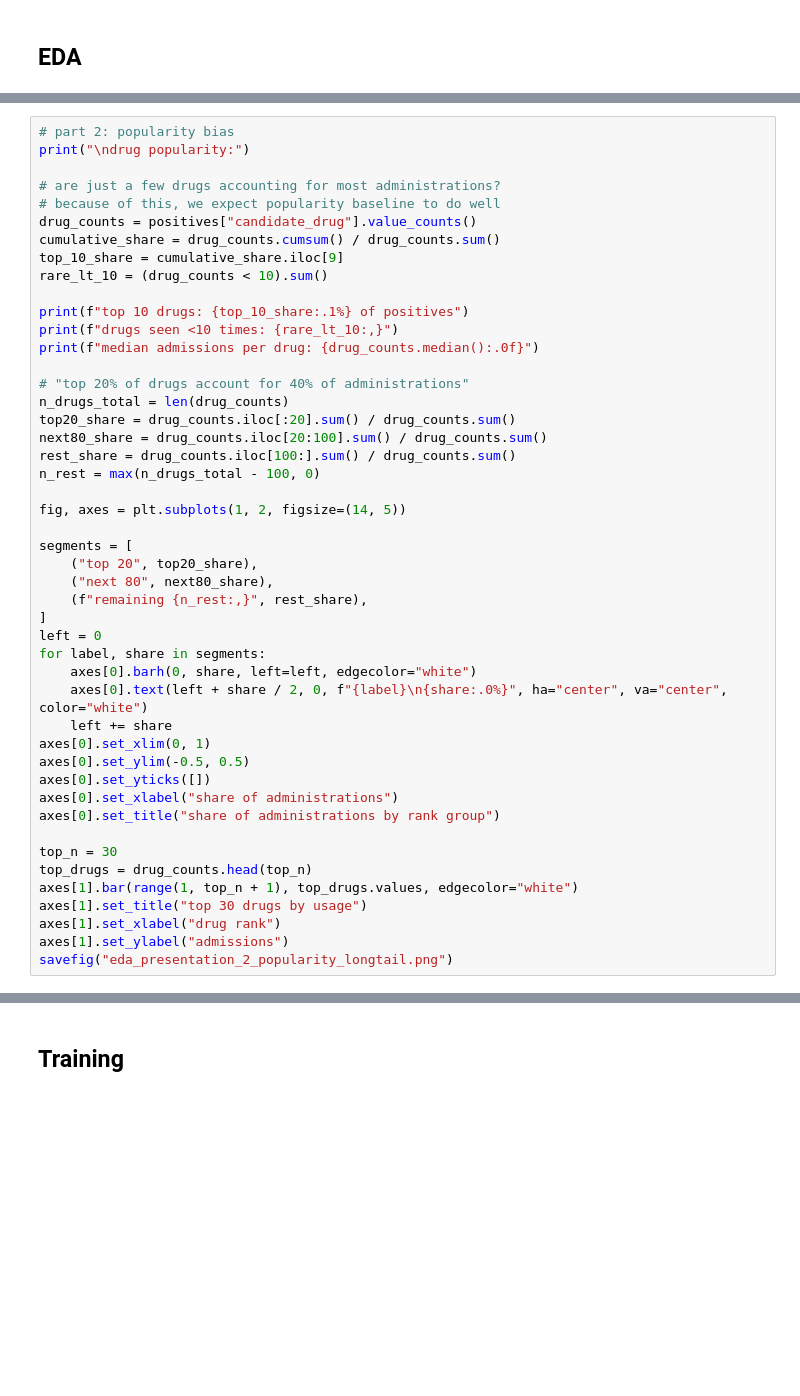
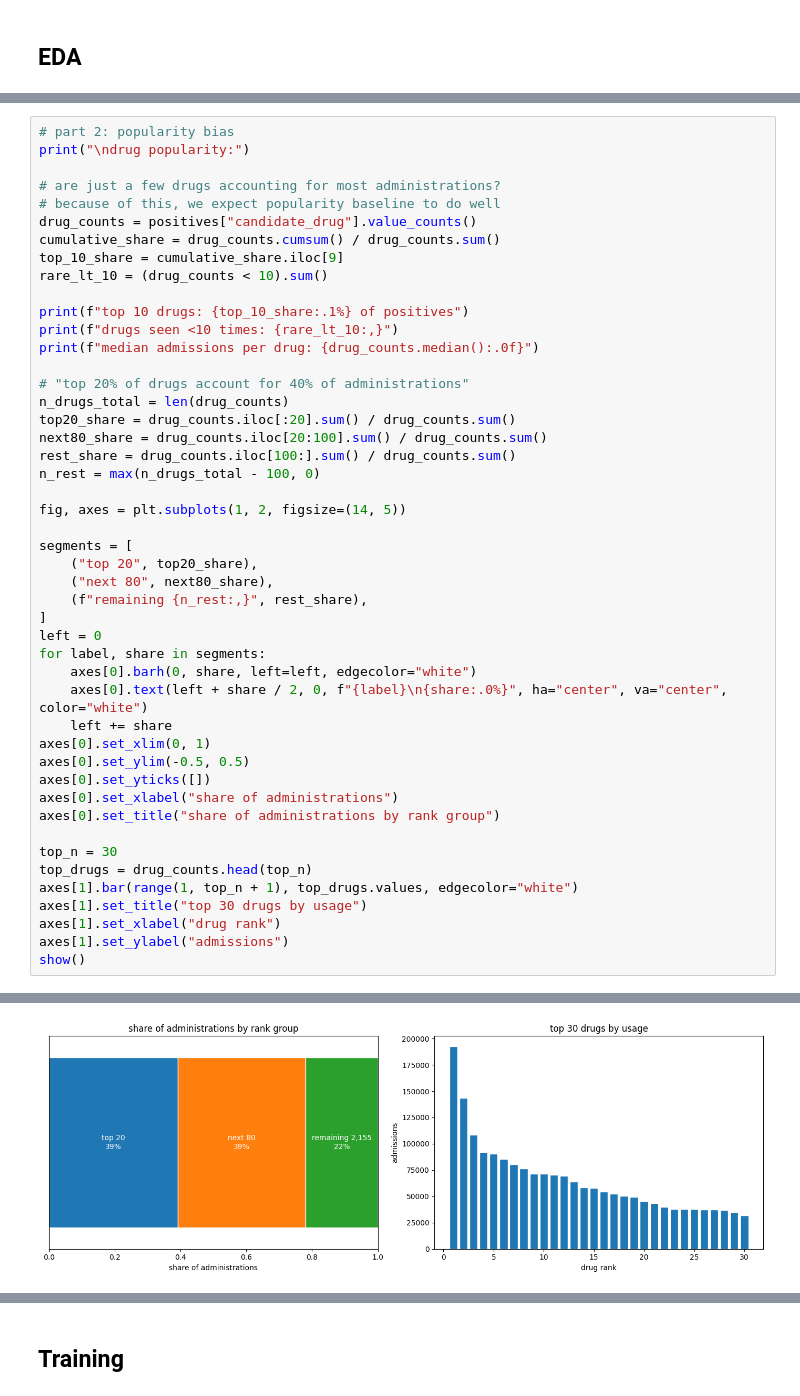
Before and after one commit to jihoonyoon-sjsu/Medic-Aigent, a Jupyter notebook: final_notebook.ipynb, the cells around one changed output, grey strips where cells are left out. Drawn from its saved outputs; the diff is of its cells as text; blank space fills up the shorter version.

```diff
--- a/final_notebook.ipynb
+++ b/final_notebook.ipynb
@@ -509,4 +510,5 @@ axes[1].bar(range(1, top_n + 1), top_drugs.values, edgecolor="white")
 axes[1].set_title("top 30 drugs by usage")
 axes[1].set_xlabel("drug rank")
 axes[1].set_ylabel("admissions")
-savefig("eda_presentation_2_popularity_longtail.png")
+show()
+# %% [output]
@@ -513,3 +519,4 @@ savefig("eda_presentation_2_popularity_longtail.png")
+[figure, added]
 # %%
 # slide 3: cold start limits pure CF
 print("\ncold start:")
```
Also changed, not shown: parts of 49 cells of this notebook.
